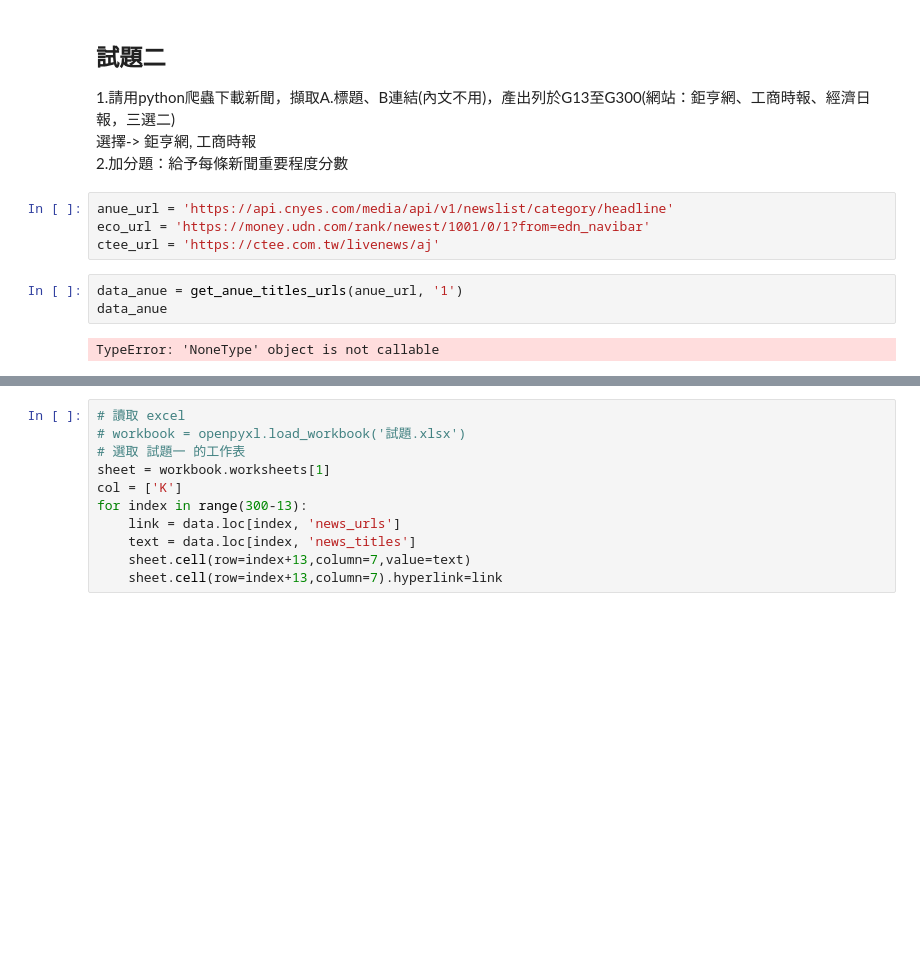
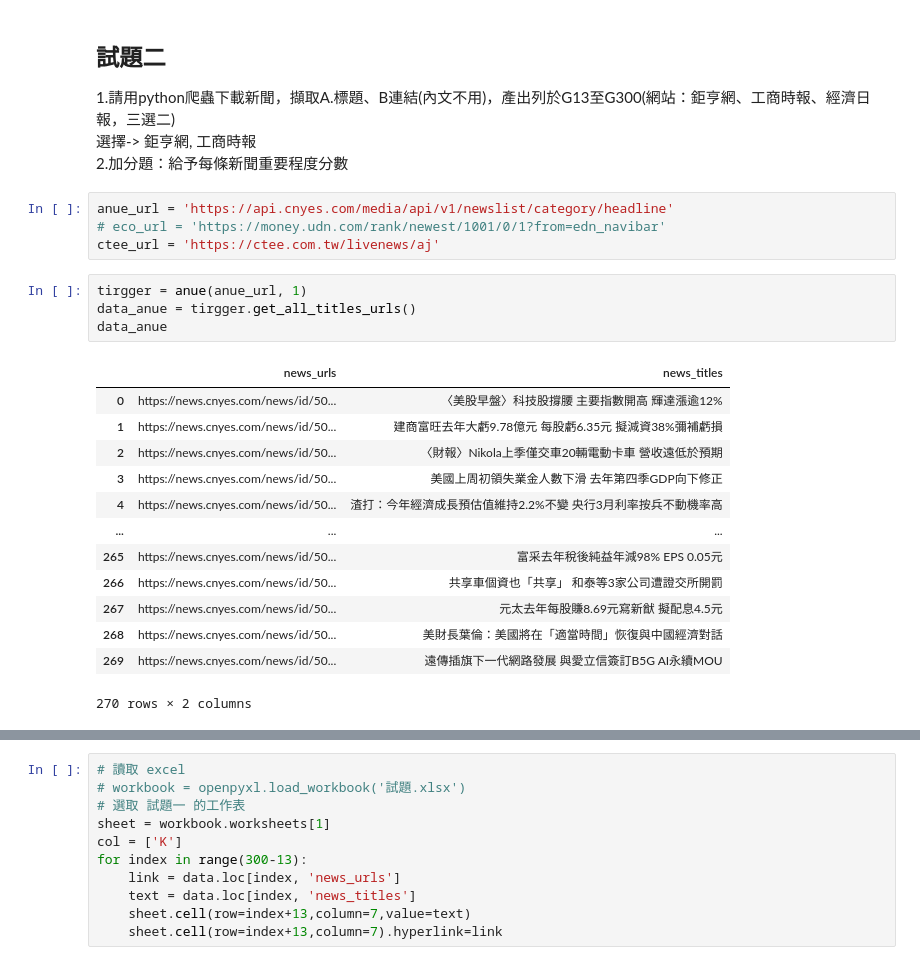
Before and after one commit to LEOHuang5555/News_Web_Crawl, a Jupyter notebook: Integration.ipynb, the cells around one changed output, grey strips where cells are left out. Cells and saved outputs as stored; diff of their text form; blank space fills up the shorter version.

```diff
--- a/Integration.ipynb
+++ b/Integration.ipynb
@@ -89,10 +91,23 @@ for col in ['AW', 'AY','AZ','BA','BB']:
 2.加分題：給予每條新聞重要程度分數
 # %%
 anue_url = 'https://api.cnyes.com/media/api/v1/newslist/category/headline'
-eco_url = 'https://money.udn.com/rank/newest/1001/0/1?from=edn_navibar'
+# eco_url = 'https://money.udn.com/rank/newest/1001/0/1?from=edn_navibar'
 ctee_url = 'https://ctee.com.tw/livenews/aj'
 # %%
-data_anue = get_anue_titles_urls(anue_url, '1')
+tirgger = anue(anue_url, 1)
+data_anue = tirgger.get_all_titles_urls()
 data_anue
 # %% [output]
+|  | news_urls | news_titles |
+| 0 | https://news.cnyes.com/news/id/50... | 〈美股早盤〉科技股撐腰 主要指數開高 輝達漲逾12% |
+| 1 | https://news.cnyes.com/news/id/50... | 建商富旺去年大虧9.78億元 每股虧6.35元 擬減資38%彌補虧損 |
+| 2 | https://news.cnyes.com/news/id/50... | 〈財報〉Nikola上季僅交車20輛電動卡車 營收遠低於預期 |
+| 3 | https://news.cnyes.com/news/id/50... | 美國上周初領失業金人數下滑 去年第四季GDP向下修正 |
+| 4 | https://news.cnyes.com/news/id/50... | 渣打：今年經濟成長預估值維持2.2%不變 央行3月利率按兵不動機率高 |
+| ... | ... | ... |
+| 265 | https://news.cnyes.com/news/id/50... | 富采去年稅後純益年減98% EPS 0.05元 |
+| 266 | https://news.cnyes.com/news/id/50... | 共享車個資也「共享」 和泰等3家公司遭證交所開罰 |
+| 267 | https://news.cnyes.com/news/id/50... | 元太去年每股賺8.69元寫新猷 擬配息4.5元 |
+| 268 | https://news.cnyes.com/news/id/50... | 美財長葉倫：美國將在「適當時間」恢復與中國經濟對話 |
+| 269 | https://news.cnyes.com/news/id/50... | 遠傳插旗下一代網路發展 與愛立信簽訂B5G AI永續MOU |
-TypeError: 'NoneType' object is not callable
+270 rows × 2 columns
```
Also changed, not shown: parts of 9 cells of this notebook, 5 other files.
